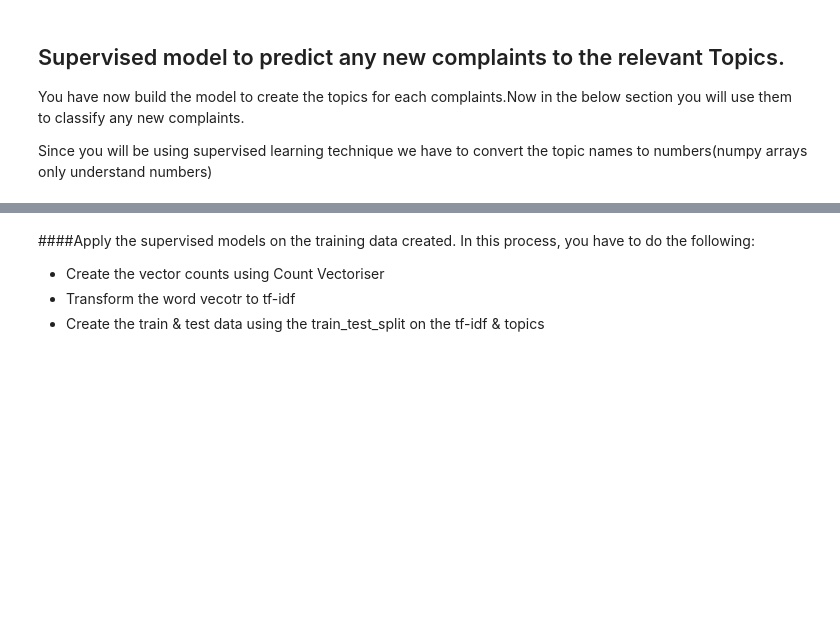
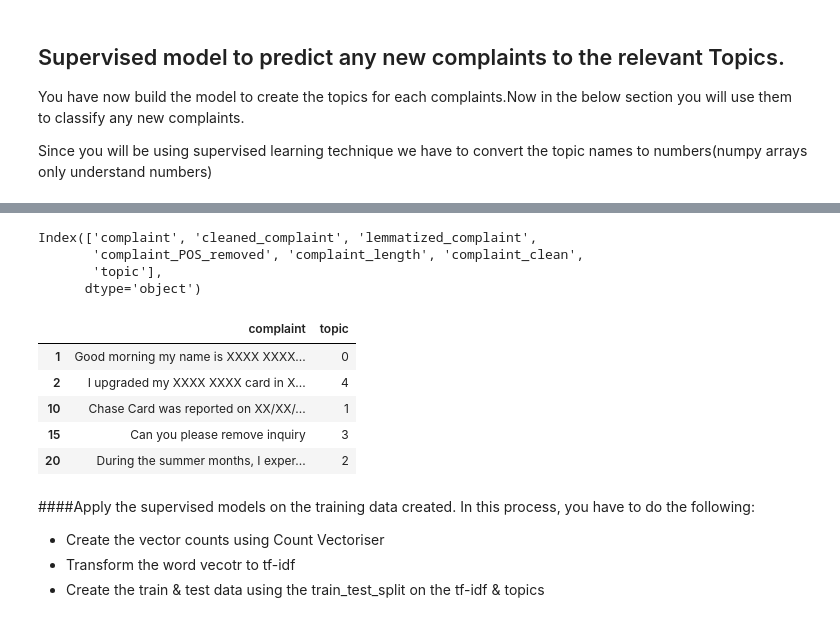
Before and after one commit to uvarajthulasiram/NLP-AutomaticTicketClassification, a Jupyter notebook: Automatic_Ticket_Classification_Assignment.ipynb, the cells around one changed output, grey strips where cells are left out. Saved outputs shown, nothing was run; the diff lists cells and outputs as text; code cells hidden in the pictures; blank space fills up the shorter version.

```diff
--- a/Automatic_Ticket_Classification_Assignment.ipynb
+++ b/Automatic_Ticket_Classification_Assignment.ipynb
@@ -495,7 +507,14 @@ df_clean.sort_values('Topic')
 # %%
 #Create the dictionary of Topic names and Topics
 
-Topic_names = {   }
+Topic_names = {
+    0:'Account services',
+    1:'Credit card',
+    2:'Payments',
+    3:'Disputes',
+    4:'Collection'
+    }
+
 #Replace Topics with Topic Names
-df_clean['Topic'] = df_clean['Topic'].map(Topic_names)
+df_clean['topic'] = df_clean['topic'].map(Topic_names)
 # %%
@@ -509,6 +531,12 @@ Since you will be using supervised learning technique we have to convert the top
 # %%
 #Create the dictionary again of Topic names and Topics
 
-Topic_names = {   }
+Topic_names = {
+    'Account services': 0,
+    'Credit card': 1,
+    'Payments': 2,
+    'Disputes': 3,
+    'Collection': 4
+    }
 #Replace Topics with Topic Names
-df_clean['Topic'] = df_clean['Topic'].map(Topic_names)
+df_clean['topic'] = df_clean['topic'].map(Topic_names)
@@ -515,10 +548,22 @@ df_clean['Topic'] = df_clean['Topic'].map(Topic_names)
 # %%
-df_clean
+df_clean.columns
+# %% [output]
+Index(['complaint', 'cleaned_complaint', 'lemmatized_complaint',
+       'complaint_POS_removed', 'complaint_length', 'complaint_clean',
+       'topic'],
+      dtype='object')
 # %%
 #Keep the columns"complaint_what_happened" & "Topic" only in the new dataframe --> training_data
-training_data=
+training_data = df_clean[['complaint','topic']]
 # %%
-training_data
+training_data.head()
+# %% [output]
+|  | complaint | topic |
+| 1 | Good morning my name is XXXX XXXX... | 0 |
+| 2 | I upgraded my XXXX XXXX card in X... | 4 |
+| 10 | Chase Card was reported on XX/XX/... | 1 |
+| 15 | Can you please remove inquiry | 3 |
+| 20 | During the summer months, I exper... | 2 |
 # %% [markdown]
 ####Apply the supervised models on the training data created. In this process, you have to do the following:
 * Create the vector counts using Count Vectoriser
```
Also changed, not shown: parts of 7 cells of this notebook.
